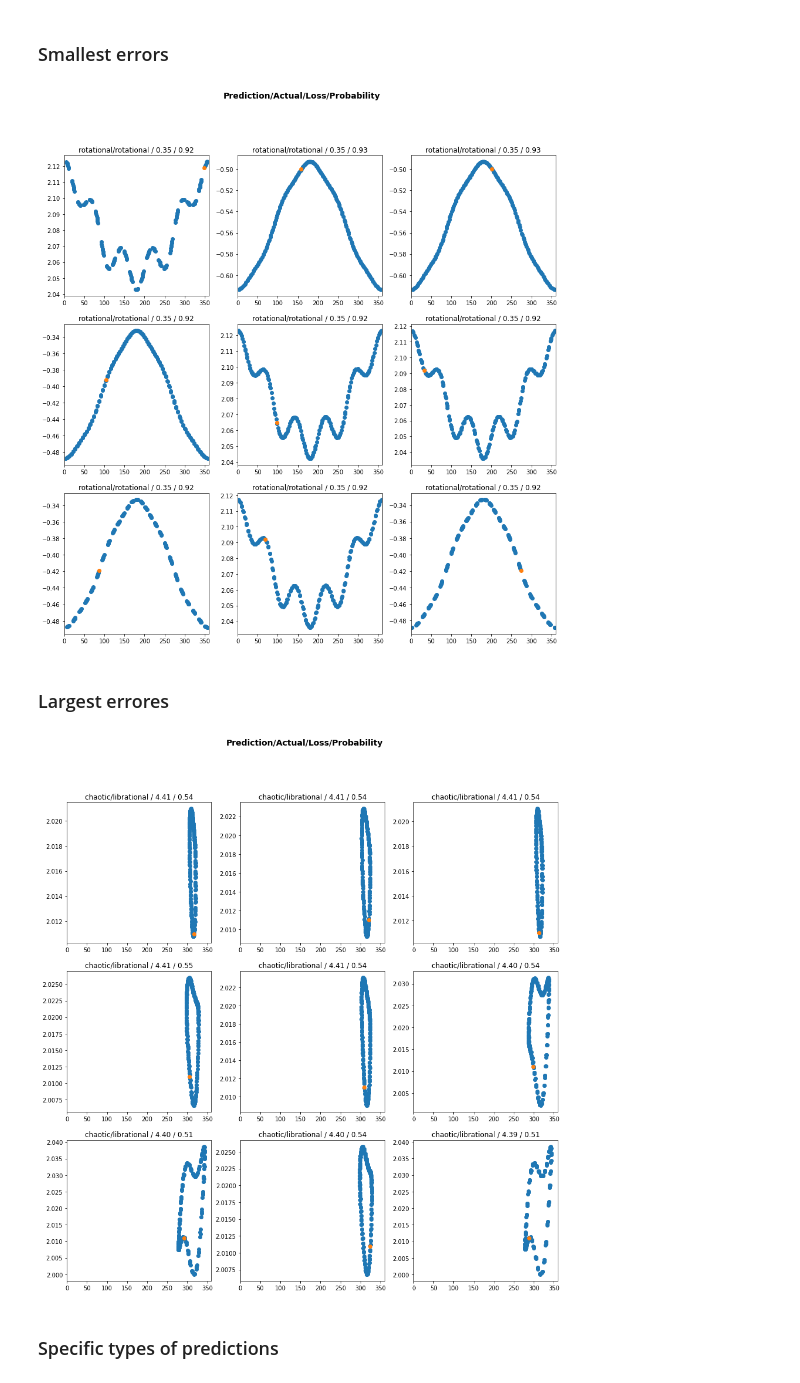
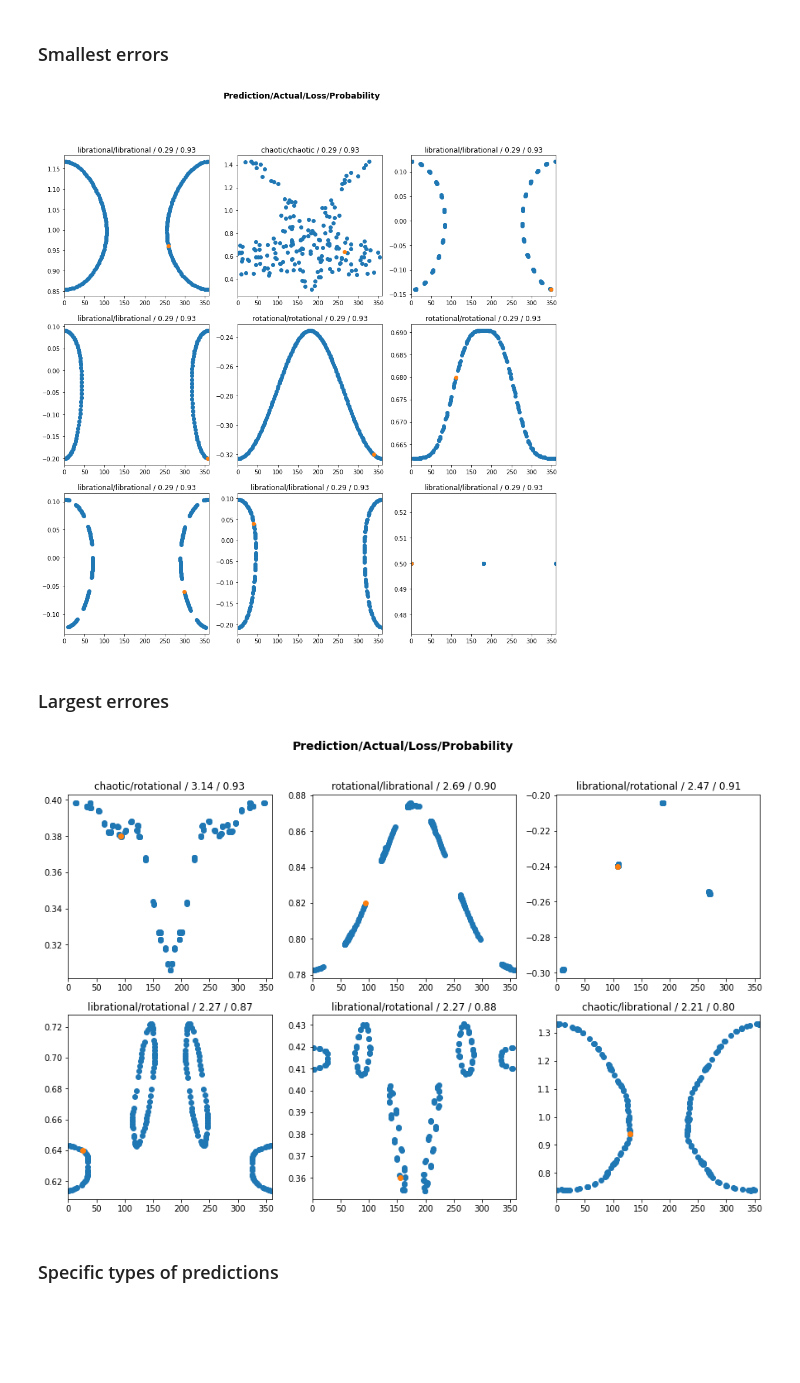
Before and after one commit to vrodriguezf/mlchaos, a Jupyter notebook: nbs/motion_classification_time_series.ipynb, the cells around one changed output. Cells and saved outputs as stored; diff of their text form; code cells hidden in the pictures; blank space fills up the shorter version.

```diff
--- a/nbs/motion_classification_time_series.ipynb
+++ b/nbs/motion_classification_time_series.ipynb
@@ -32,19 +35,20 @@ ds_path = base_path/'data/fli_rotnum/'
 Put here everything that could be needed if this notebook was called from outside, as an script
 # %%
 config = AttrDict(
-    use_wandb = True, # Whether to use or not wandb for experiment tracking
+    use_wandb = False, # Whether to use or not wandb for experiment tracking
     wandb_group = 'pendulum_extrapolation_uncertainty', # Whether to group this run in a wandb group
     resampling_period = None, # * Natural number. Set to None if no resampling is desired
-    add_uncertainty_class = True, # Whether to add or remove clas -1 (Uncertainty)
-    labelling_method = 'birav', # [fli, fli_no_uncertainty, freq_ana, birkhoff_avg, ...]
+    add_uncertainty_class = False, # Whether to add or remove clas -1 (Uncertainty)
+    labelling_method = 'fli', # [fli, fli_no_uncertainty, freq_ana, birkhoff_avg, ...]
     multiindex_handler = None, # None (default), 'random', 'uncertainty'. Only if labelling method = combined
     trainvalid_dataset_folders = [
-        ds_path/'model_2/eps=0.01',
-        ds_path/'model_2/eps=0.015',
-        ds_path/'model_2/eps=0.02',
-        ds_path/'model_2/eps=0.025'
+        ds_path/'model_1/eps=0.01',
+        ds_path/'model_1/eps=0.03',
+        ds_path/'model_1/eps=0.05'
     ],
-    val_ds = None, # * Holdout validation set. The rest of the datasets in trainvalid will be used for training
+    # * Holdout validation set. The rest of the datasets in trainvalid will be
+    # used for training. set to 'random' to hold out 20% data from training
+    val_ds = 'random',
     test_model = 'model_3', # Test set, use None if you don't want test
     test_eps = 'eps=0.025',
     arch_name = 'InceptionTime', # See all the available architectures at https://timeseriesai.github.io/tsai/
@@ -166,7 +169,11 @@ else:
 # %% [markdown]
 One way to split the data, which is more sensible if we want to ensure that the knowledge in the model can be transferred to unknown dynamic models, is to ensure that motions in the validation set are not included in the training set. We can do this by ensuring that the motions of the validation set belong to a specific dynamic model, and the rest of dynamics will be used for training
 # %%
-val_idxs = np.where(data.ds == data.dsname.index(config.val_ds))[0] \
+if config.val_ds == 'random':
+    splits = RandomSplitter()(range_of(data.get_items()))
+else:
+    val_idxs = np.where(data.ds == data.dsname.index(config.val_ds))[0] \
             if config.val_ds is not None else []
-val_idxs
+    splits = IndexSplitter(val_idxs)(data.get_items())
+splits
 # %% [output]
@@ -372,14 +384,14 @@ wandb.log({
 interp.plot_top_losses(k=9, figsize=(15, 15), largest=False)
 log_last_plt_as_wandb_img('smallest_errors')
 # %% [output]
-[figure, old version]
+[figure, new version]
 # %% [markdown]
 ### Largest errores
 # %%
-interp.plot_top_losses(k=9, figsize=(15, 15), largest=True)
+interp.plot_top_losses(k=6, figsize=(15, 9), largest=True, ylim=None)
 log_last_plt_as_wandb_img('largest_errors')
 # %% [output]
-[figure, old version]
+[figure, new version]
 # %% [markdown]
 ### Specific types of predictions
 # %% [markdown]
```
Also changed, not shown: parts of 31 cells of this notebook, 5 other files.
